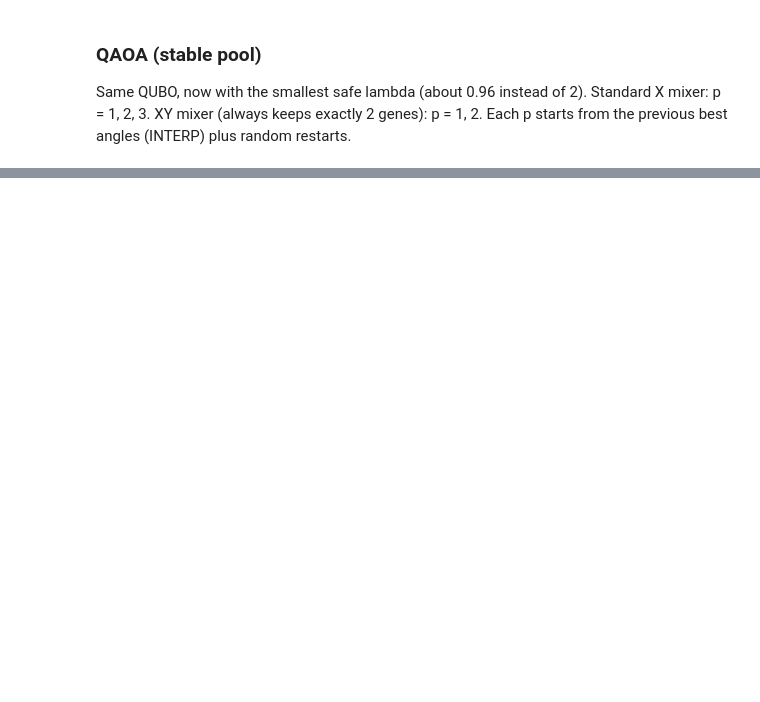
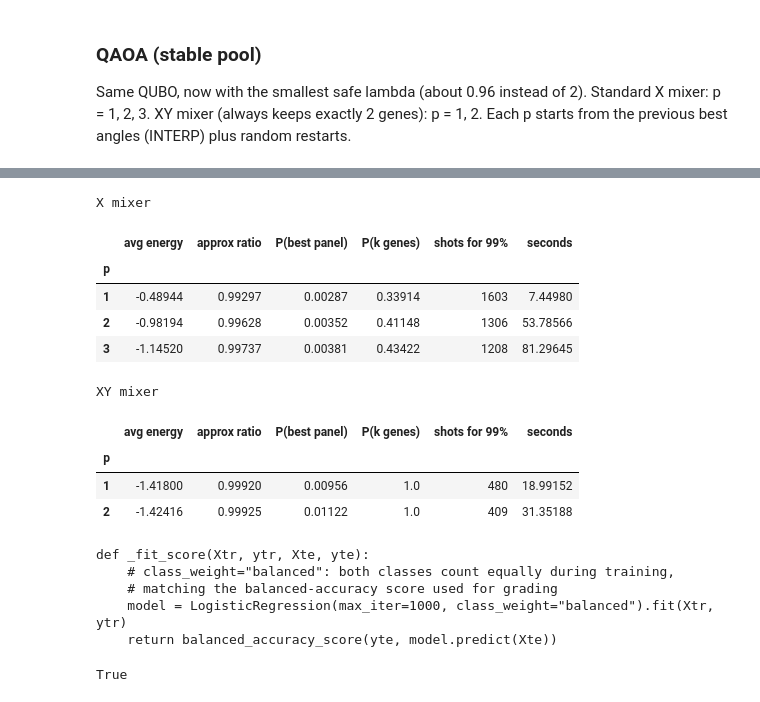
Before and after one commit to DariaZS/quantum-proj, a Jupyter notebook: compare_all.ipynb, the cells around one changed output, grey strips where cells are left out. Saved outputs shown, nothing was run; the diff lists cells and outputs as text; code cells hidden in the pictures; blank space fills up the shorter version.

```diff
--- a/compare_all.ipynb
+++ b/compare_all.ipynb
@@ -119,0 +283,34 @@ tab_x_old.round(5)
+# %%
+q = br["qubo"]["stable"]
+br["E"] = h.all_energies(q["Q"], q["const"])
+
+br["qaoa_x"], _ = h.qaoa_ladder(br["E"], p_max=3, k=K)
+br["qaoa_xy"], _ = h.qaoa_ladder(br["E"], p_max=2, mixer="xy", init="dicke", k=K)
+
+print("X mixer");  display(br["qaoa_x"].round(5))
+print("XY mixer"); display(br["qaoa_xy"].round(5))
+# %% [output]
+X mixer
+|  | avg energy | approx ratio | P(best panel) | P(k genes) | shots for 99% | seconds |
+| p |  |  |  |  |  |  |
+| 1 | -0.48944 | 0.99297 | 0.00287 | 0.33914 | 1603 | 7.44980 |
+| 2 | -0.98194 | 0.99628 | 0.00352 | 0.41148 | 1306 | 53.78566 |
+| 3 | -1.14520 | 0.99737 | 0.00381 | 0.43422 | 1208 | 81.29645 |
+XY mixer
+|  | avg energy | approx ratio | P(best panel) | P(k genes) | shots for 99% | seconds |
+| p |  |  |  |  |  |  |
+| 1 | -1.41800 | 0.99920 | 0.00956 | 1.0 | 480 | 18.99152 |
+| 2 | -1.42416 | 0.99925 | 0.01122 | 1.0 | 409 | 31.35188 |
+# %%
+import inspect
+print(inspect.getsource(h._fit_score))
+# %% [output]
+def _fit_score(Xtr, ytr, Xte, yte):
+    # class_weight="balanced": both classes count equally during training,
+    # matching the balanced-accuracy score used for grading
+    model = LogisticRegression(max_iter=1000, class_weight="balanced").fit(Xtr, ytr)
+    return balanced_accuracy_score(yte, model.predict(Xte))
+# %%
+print("balanced" in h._fit_score.__code__.co_consts)
+# %% [output]
+True
```
Also changed, not shown: parts of 18 cells of this notebook, 3 other files.
